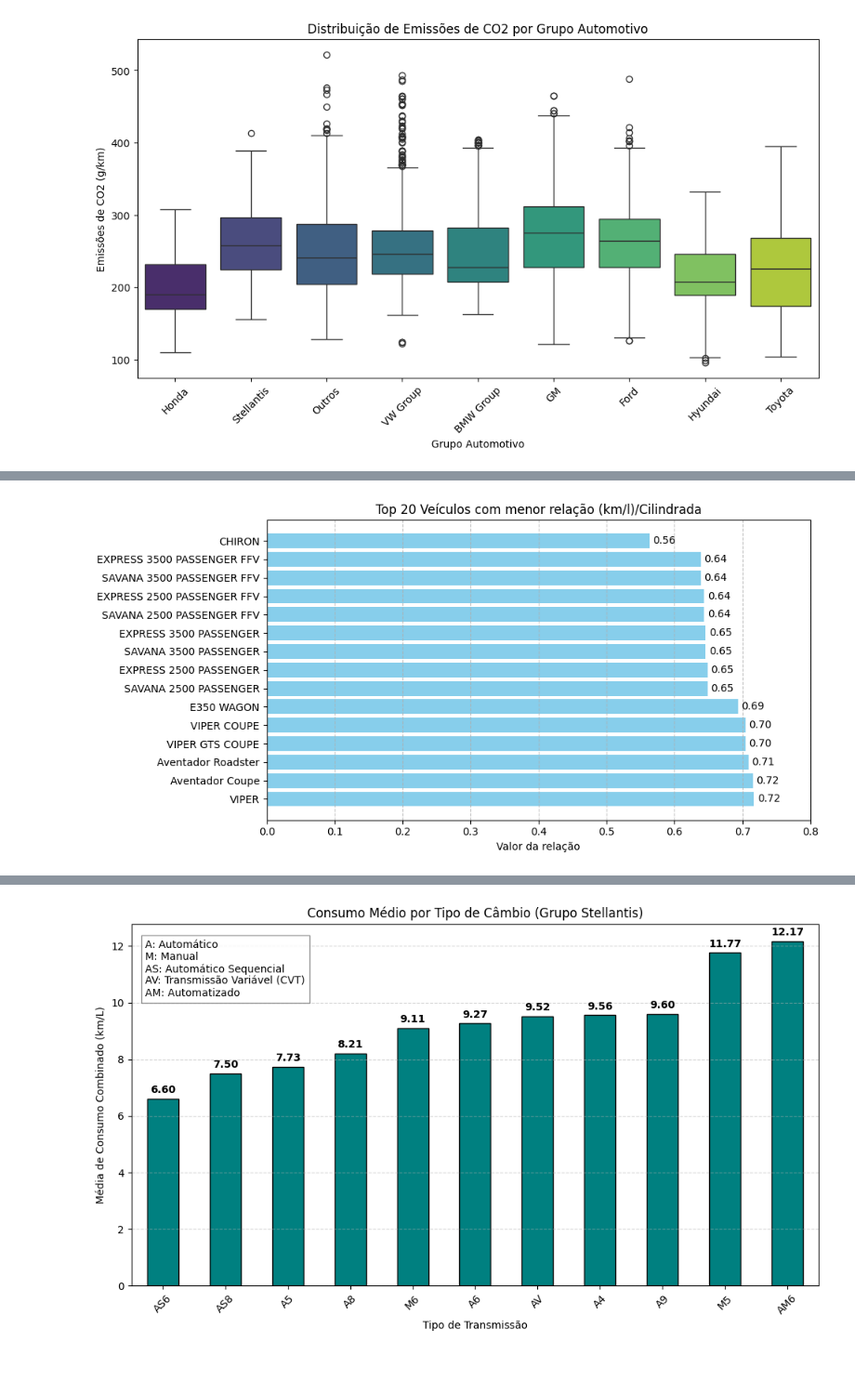
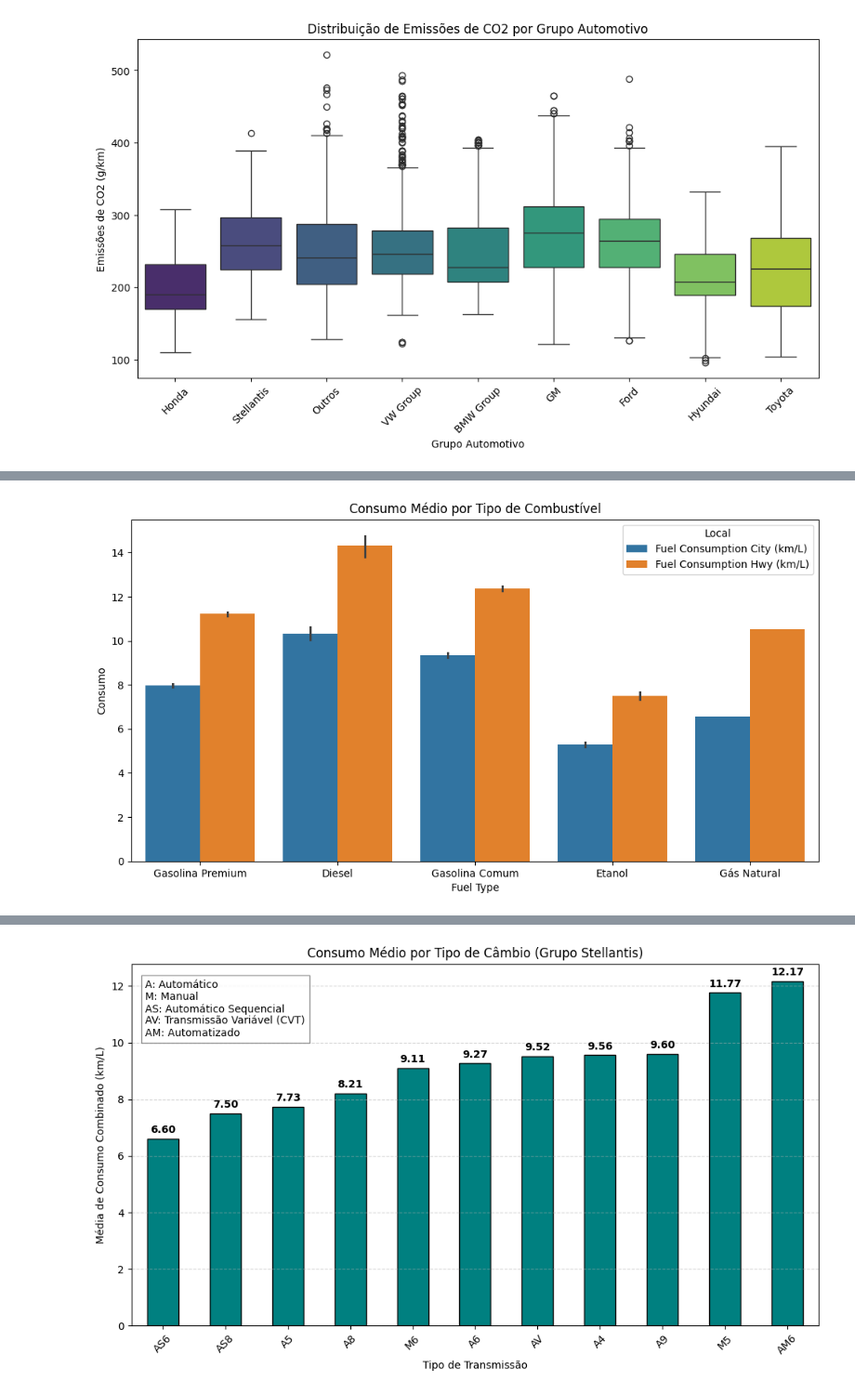
Before and after one commit to vitor-laudares/Trabalho-Final-Py_Stellantis, a Jupyter notebook: trabalho_final_py_stellantis.ipynb, the cells around one changed output, grey strips where cells are left out. Shown at 93% size. Saved outputs shown, nothing was run; the diff lists cells and outputs as text; code cells hidden in the pictures; blank space fills up the shorter version.

```diff
--- a/trabalho_final_py_stellantis.ipynb
+++ b/trabalho_final_py_stellantis.ipynb
@@ -191,22 +182,20 @@ plt.show()
-# %%
-data['EVE'] = data['Fuel Consumption Comb (km/L)'] / data['Engine Size(L)']
-
-top_5 = data.nsmallest(15, 'EVE')
-plt.figure(figsize=(10, 5))
-
-plt.barh(top_5['Model'], top_5['EVE'], color='skyblue')
-
-plt.xlabel('Valor da relação')
-plt.title('Top 20 Veículos com menor relação (km/l)/Cilindrada')
-plt.gca().invert_yaxis()
-plt.grid(axis='x', linestyle='--', alpha=0.7)
-plt.xlim(0, 0.8)
-
-
-for i, v in enumerate(top_5['EVE']):
-    plt.text(v + 0.005, i, f"{v:.2f}", va='center')
-
-plt.tight_layout()
-plt.show()
-# %% [output]
-[figure, removed]
+# %%
+# Pega as colunas de consumo e empilhar uma embaixo da outra
+data_plot = data.melt(id_vars='Fuel Type',
+                     value_vars=['Fuel Consumption City (km/L)', 'Fuel Consumption Hwy (km/L)'],
+                     var_name='Local',
+                     value_name='Consumo')
+
+
+# Inicia o plot de barras duplas
+plt.figure(figsize=(12,6))
+
+# x = Combustível
+# y = O valor do consumo, que o Seaborn vai tirar a média
+# Separa por Cidade ou Estrada usando a coluna 'Local'
+sns.barplot(data=data_plot, x='Fuel Type', y='Consumo', hue='Local')
+
+plt.title('Consumo Médio por Tipo de Combustível')
+plt.show()
+# %% [output]
+[figure, added]
```
Also changed, not shown: parts of 8 cells of this notebook.
